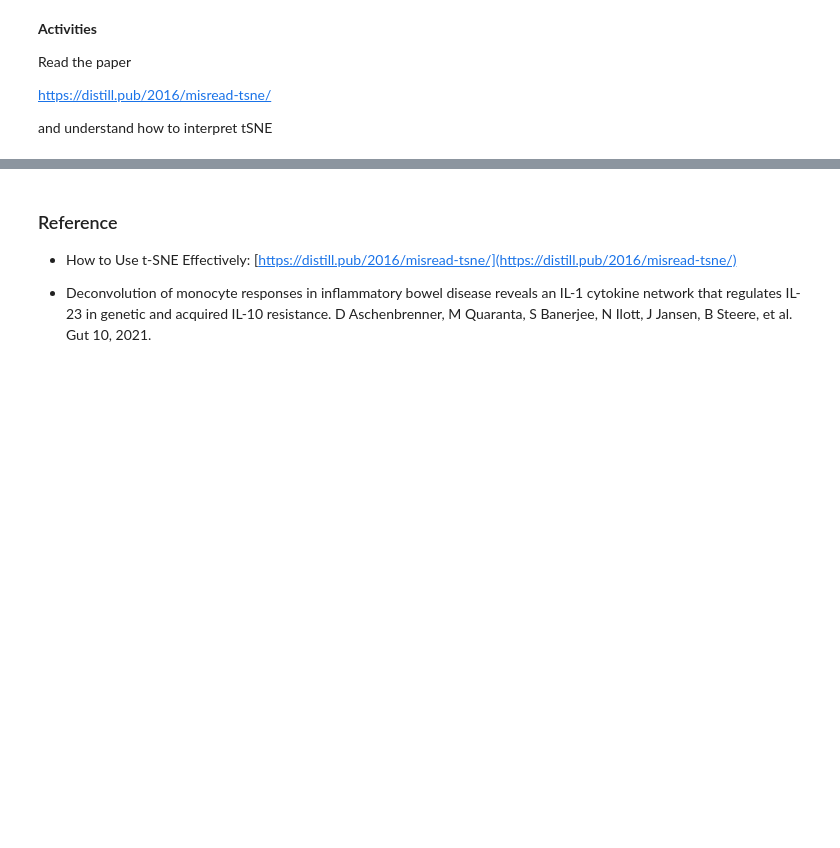
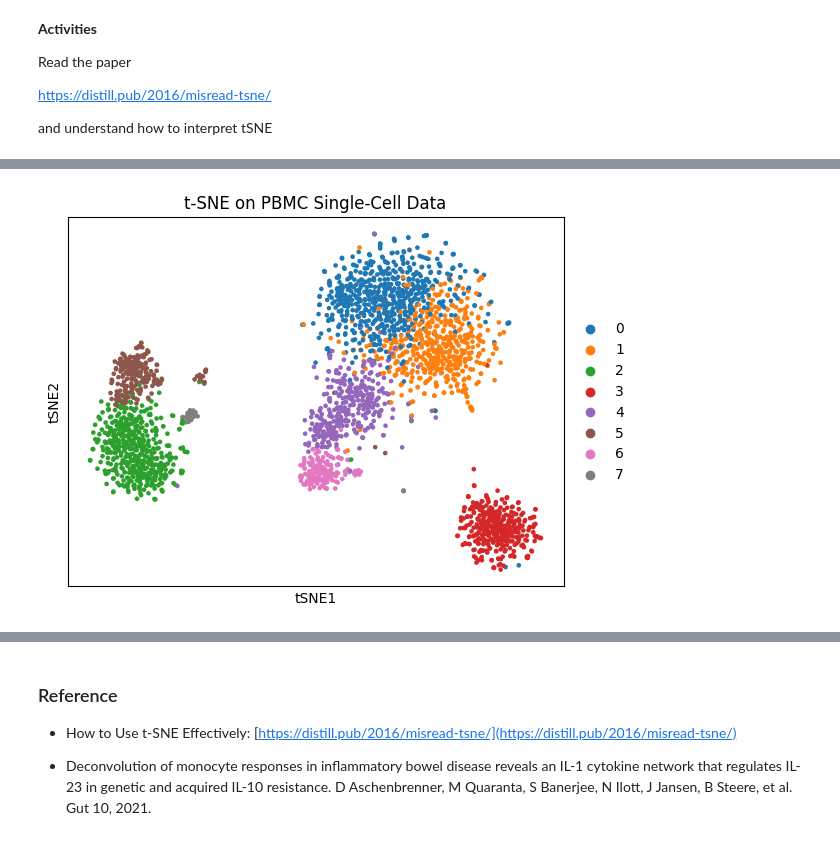
Before and after one commit to neelsoumya/python_machine_learning, a Jupyter notebook: pca_when_not_to_do.ipynb, the cells around one changed output, grey strips where cells are left out. Saved outputs shown, nothing was run; the diff lists cells and outputs as text; code cells hidden in the pictures; blank space fills up the shorter version.

```diff
--- a/pca_when_not_to_do.ipynb
+++ b/pca_when_not_to_do.ipynb
@@ -356,0 +423,14 @@ and understand how to interpret tSNE
+# %%
+# Run t-SNE
+sc.tl.tsne(adata, n_pcs=50, random_state=42)
+
+# Compute nearest neighbors
+sc.pp.neighbors(adata, n_pcs=50)
+
+# Perform Louvain clustering
+sc.tl.louvain(adata)
+
+# Plot the t-SNE results
+sc.pl.tsne(adata, color='louvain', title='t-SNE on PBMC Single-Cell Data')
+# %% [output]
+[figure, added]
```
Also changed, not shown: parts of 18 cells of this notebook.
